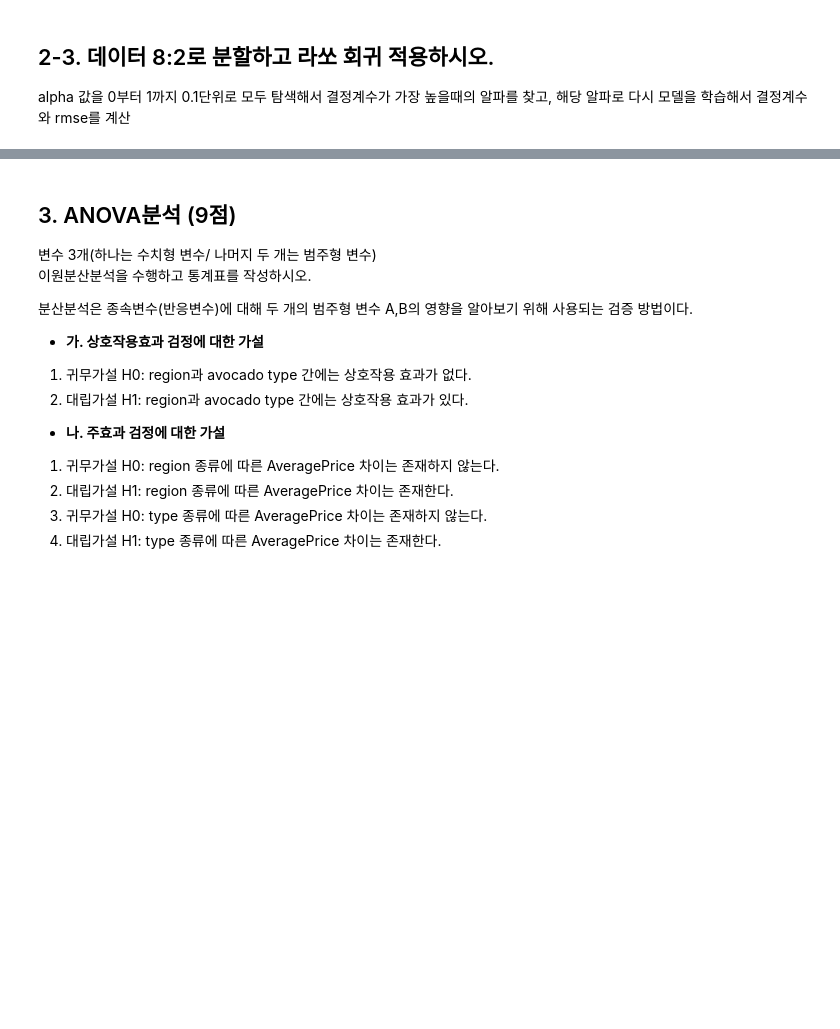
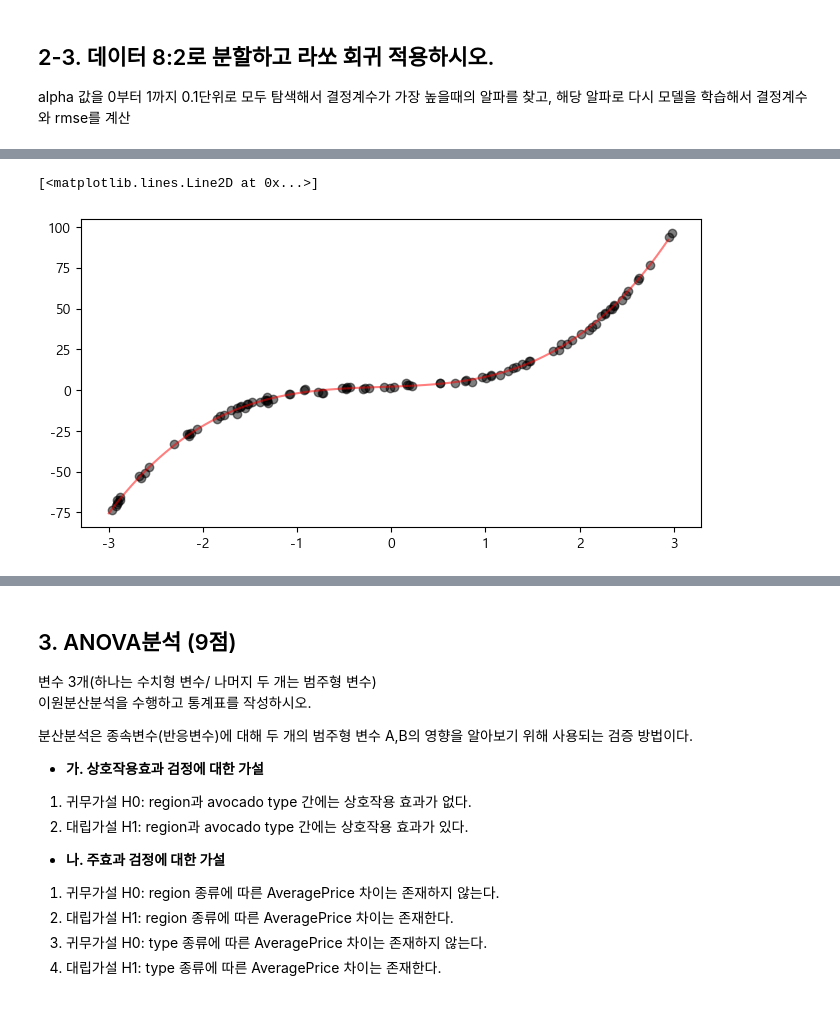
Before and after one commit to blueage98/adp_work, a Jupyter notebook: ADP-실기-DESSA/최신 기출동형 모의고사/1회_통계분석 - 연습.ipynb, the cells around one changed output, grey strips where cells are left out. Drawn from its saved outputs; the diff is of its cells as text; code cells hidden in the pictures; blank space fills up the shorter version.

```diff
--- a/ADP-실기-DESSA/최신 기출동형 모의고사/1회_통계분석 - 연습.ipynb
+++ b/ADP-실기-DESSA/최신 기출동형 모의고사/1회_통계분석 - 연습.ipynb
@@ -49,0 +129,24 @@ alpha 값을 0부터 1까지 0.1단위로 모두 탐색해서 결정계수가
+# %%
+# 1.학습할 데이터 X_train을 3차 PolynomialFeature로 변환, X_train_poly로 변환.
+from sklearn.preprocessing import PolynomialFeatures
+from sklearn.linear_model import LinearRegression
+
+polyfeat = PolynomialFeatures(degree=3, include_bias=True)
+polyfeat.fit(X_train)
+X_train_poly = polyfeat.transform(X_train)
+X_test_poly = polyfeat.transform(X_test)
+
+# 2.X_train 대신 X_train_poly를 학습시켜 3차 다항회귀 모델을 적합한다.
+lr = LinearRegression()
+lr.fit(X_train_poly, y_train)
+
+# 3. X_test를 2의 모델에 적용하여 예측값 y_pred를 구한다.
+
+# [Plotting]
+#   검은색 dot로 X_train과 y_train을 plotting
+plt.plot(X_train, y_train, 'o', c='black', alpha=0.5, linewidth=1)
+#   붉은색 dot로 X_test과 y_pred을 plotting
+plt.plot(X_test, lr.predict(X_test_poly),  c='red', alpha=0.5)
+# %% [output]
+[<matplotlib.lines.Line2D at 0x...>]
+[figure, added]
```
Also changed, not shown: parts of 11 cells of this notebook, 1 other file.
